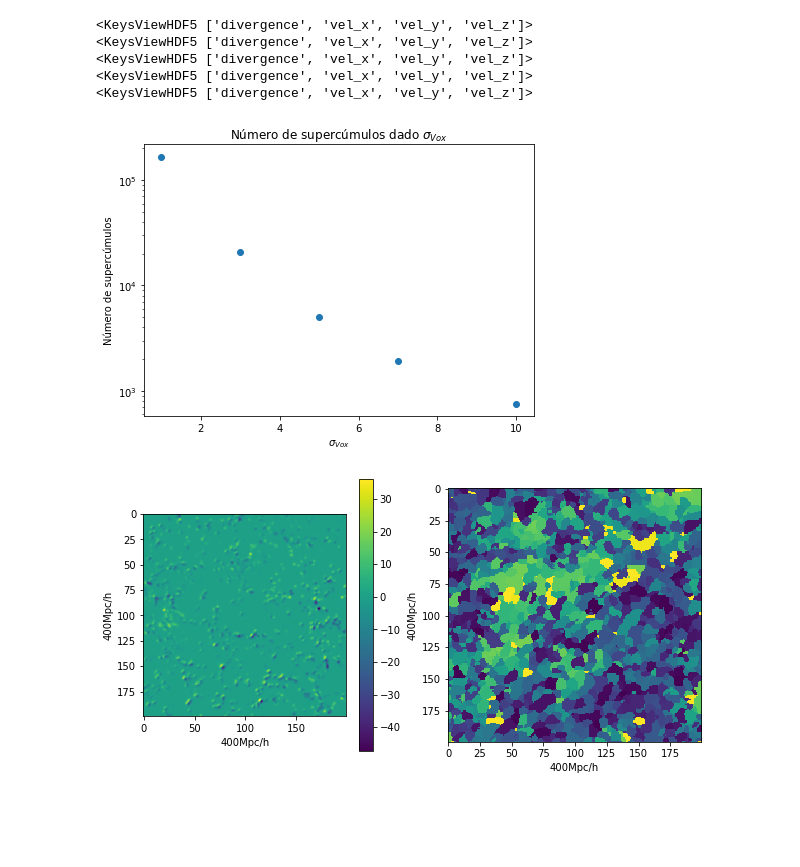
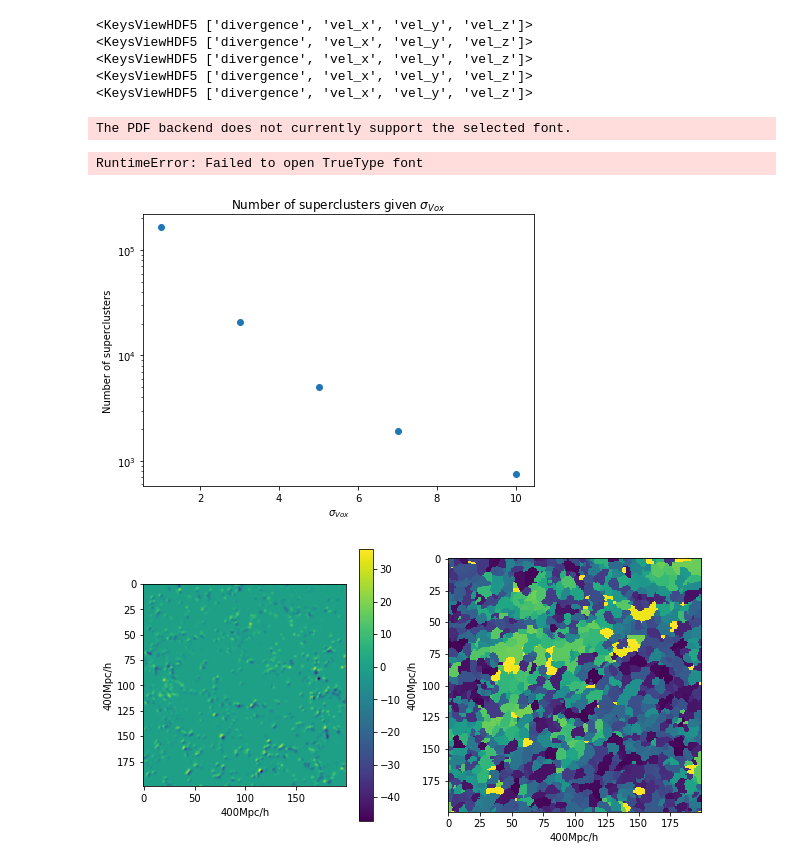
Before and after one commit to Jose991019/LaniakeaAnalysis, a Jupyter notebook: watershed_groups.ipynb, the cells around one changed output. Saved outputs shown, nothing was run; the diff lists cells and outputs as text; code cells hidden in the pictures; blank space fills up the shorter version.

```diff
--- a/watershed_groups.ipynb
+++ b/watershed_groups.ipynb
@@ -50,10 +50,12 @@ for i in grupos:
 # %%
 plt.figure(figsize = (7,5))
 plt.semilogy(archivos,group_num,'o')
-plt.title("Número de supercúmulos dado $\sigma_{Vox}$")
+plt.title("Number of superclusters given $\sigma_{Vox}$")
 plt.xlabel("$\sigma_{Vox}$")
-plt.ylabel("Número de supercúmulos")
-plt.savefig('NumSupercumulos.png')
+plt.ylabel("Number of superclusters")
+plt.savefig('NumSupercumulos.pdf')
 # %% [output]
+The PDF backend does not currently support the selected font.
+RuntimeError: Failed to open TrueType font
-[figure, old version]
+[figure, new version]
 # %%
```
Also changed, not shown: parts of 3 cells of this notebook, 3 other files.
